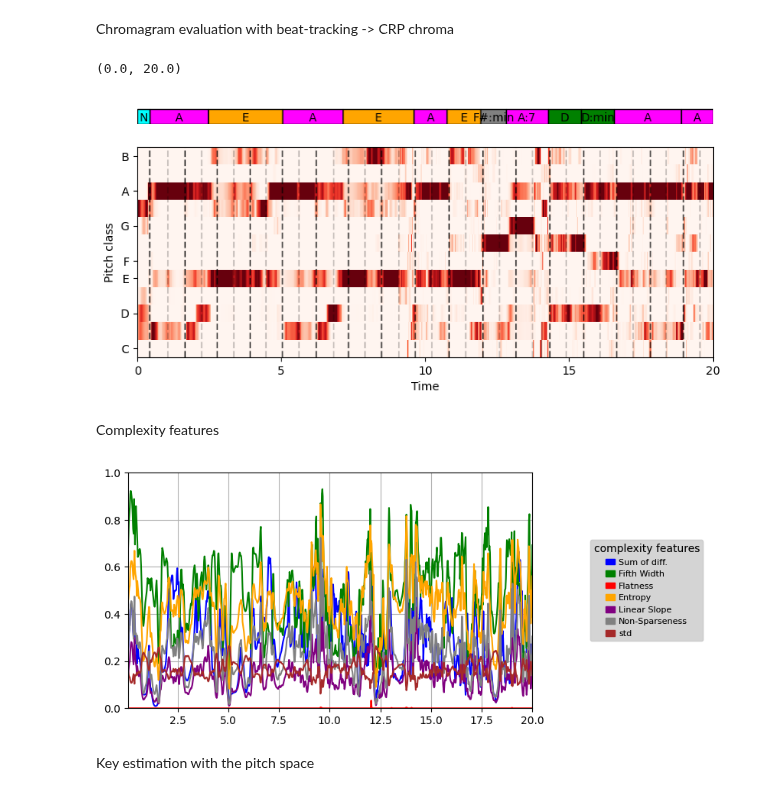
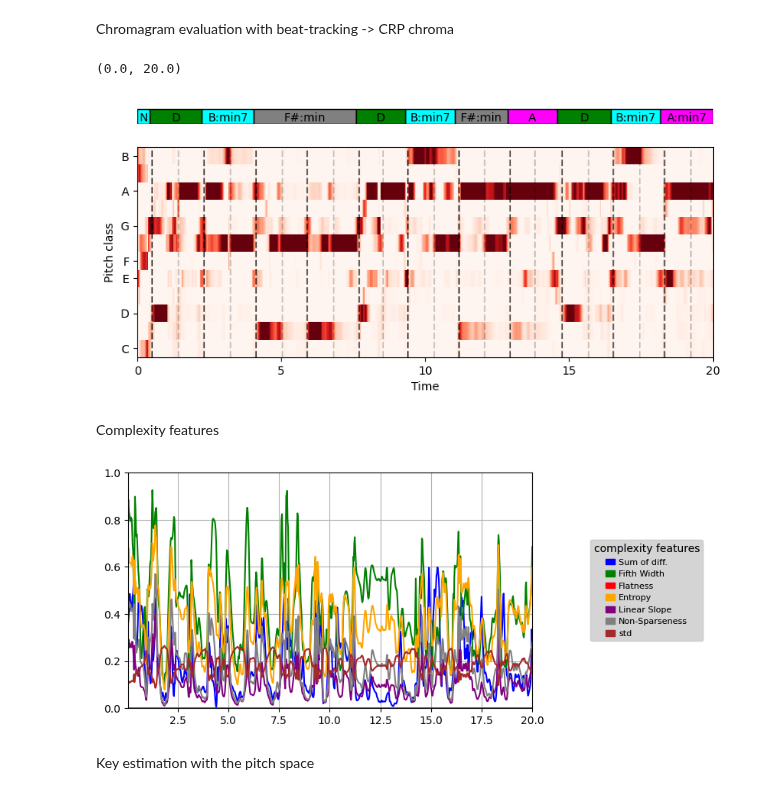
Before and after one commit to Maushax-jpg/chord-recognition, a Jupyter notebook: feature_evaluation.ipynb, the cells around one changed output. Saved outputs shown, nothing was run; the diff lists cells and outputs as text; code cells hidden in the pictures.

```diff
--- a/feature_evaluation.ipynb
+++ b/feature_evaluation.ipynb
@@ -14,31 +14,31 @@ Chromagram evaluation with beat-tracking </br>
 # %%
 start = 0
 stop = 20
 path = "/home/max/ET-TI/Masterarbeit/mirdata/beatles/"
-title = "06_-_Rubber_Soul/11_-_In_My_Life"
+# title = "06_-_Rubber_Soul/11_-_In_My_Life"
 # title = "12_-_Let_It_Be/06_-_Let_It_Be"
-# title = "10CD1_-_The_Beatles/CD1_-_17_-_Julia"
+title = "10CD1_-_The_Beatles/CD1_-_17_-_Julia"
 
 y,sr = librosa.load(path+"/audio/"+title+".wav",mono=True,offset=start,duration=stop-start,sr=22050)
 target = mir_eval.io.load_labeled_intervals(path+"/annotations/chordlab/The Beatles/"+title+".lab",' ','#')
 
 t, chroma = features.crpChroma(y,nCRP=22)
 beattracking = True
 try:
     if beattracking and not downbeats:
         downbeats, upbeats = features.madmom_beats(path+"/audio/"+title+".wav",2)
     else:
         downbeats = None
         upbeats = None
 except NameError:
     downbeats, upbeats = features.madmom_beats(path+"/audio/"+title+".wav",2)
 fig,ax = plt.subplots(2,1,height_ratios=(1,10),figsize=(9,4))
 utilities.plotChordAnnotations(ax[0],target,(start,stop))
 utilities.plotChromagram(ax[1],t,chroma,downbeats,upbeats);
 ax[1].set_xlim(start,stop)
 # %% [output]
 (0.0, 20.0)
-[figure, old version]
+[figure, new version]
 # %% [markdown]
 Complexity features
 # %%
@@ -54,7 +54,7 @@ complexity_features = [
 fig,ax = plt.subplots(1,2,width_ratios=(7.5,2.5),figsize=(10,4))
 utilities.plotComplexityFeatures(ax[0],ax[1],t,complexity_features)
 # %% [output]
-[figure, old version]
+[figure, new version]
 # %% [markdown]
 Key estimation with the pitch space
 # %%
```
Also changed, not shown: parts of 2 cells of this notebook.
